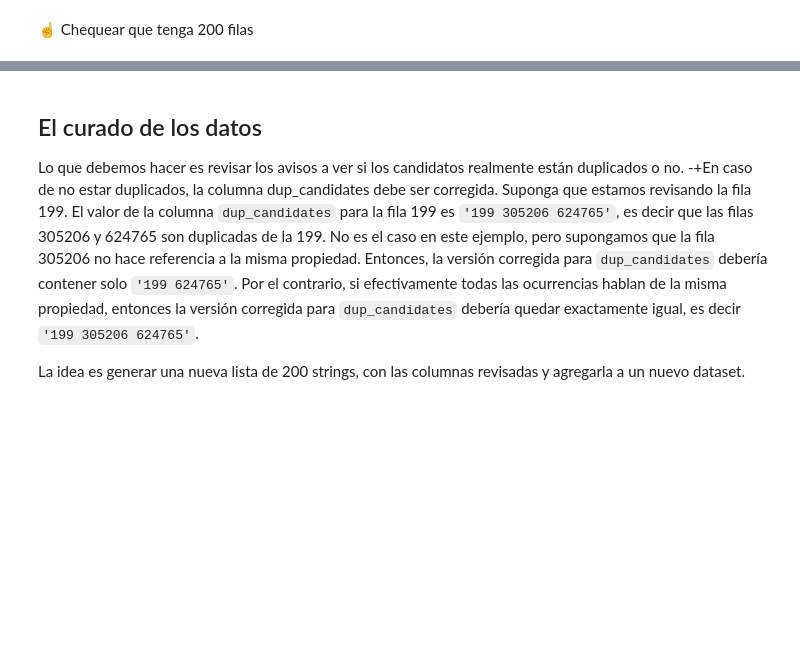
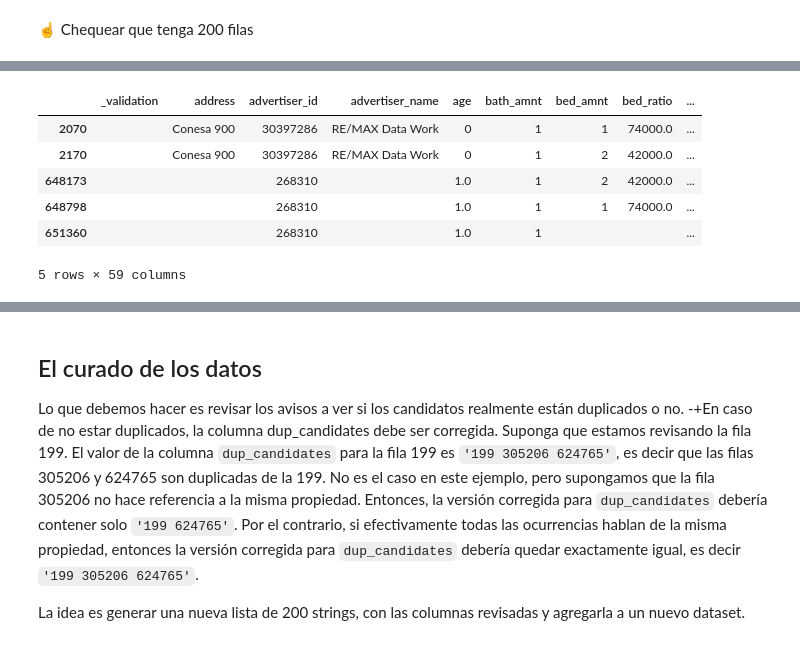
Before and after one commit to jwackito/TopicosIngenieriaSoftware2-2024, a Jupyter notebook: dataset_exploration.ipynb, the cells around one changed output, grey strips where cells are left out. Cells and saved outputs as stored; diff of their text form; code cells hidden in the pictures; blank space fills up the shorter version.

```diff
--- a/dataset_exploration.ipynb
+++ b/dataset_exploration.ipynb
@@ -29,6 +88,14 @@ Chequear las descripciones de una fila
 # %%
-candidates = [int(x) for x in df.iloc[199].dup_candidates.split()] # Esto devuelve una lista de indices [990, 1200]
+candidates = [int(x) for x in df.iloc[2170].dup_candidates.split()] # Esto devuelve una lista de indices [990, 1200]
 df.loc[candidates] # Esto devuelve las filas de un dataset en esa lista de indices
+# %% [output]
+|  | _validation | address | advertiser_id | advertiser_name | age | bath_amnt | bed_amnt | bed_ratio | ... |
+| 2070 |  | Conesa 900 | 30397286 | RE/MAX Data Work | 0 | 1 | 1 | 74000.0 | ... |
+| 2170 |  | Conesa 900 | 30397286 | RE/MAX Data Work | 0 | 1 | 2 | 42000.0 | ... |
+| 648173 |  |  | 268310 |  | 1.0 | 1 | 2 | 42000.0 | ... |
+| 648798 |  |  | 268310 |  | 1.0 | 1 | 1 | 74000.0 | ... |
+| 651360 |  |  | 268310 |  | 1.0 | 1 |  |  | ... |
+5 rows × 59 columns
 # %%
 # muestra las descripciones de cada aviso junto con sus indidces...
 for idx, desc in zip(candidates,df.loc[candidates]['description']):
```
Also changed, not shown: parts of 12 cells of this notebook.
